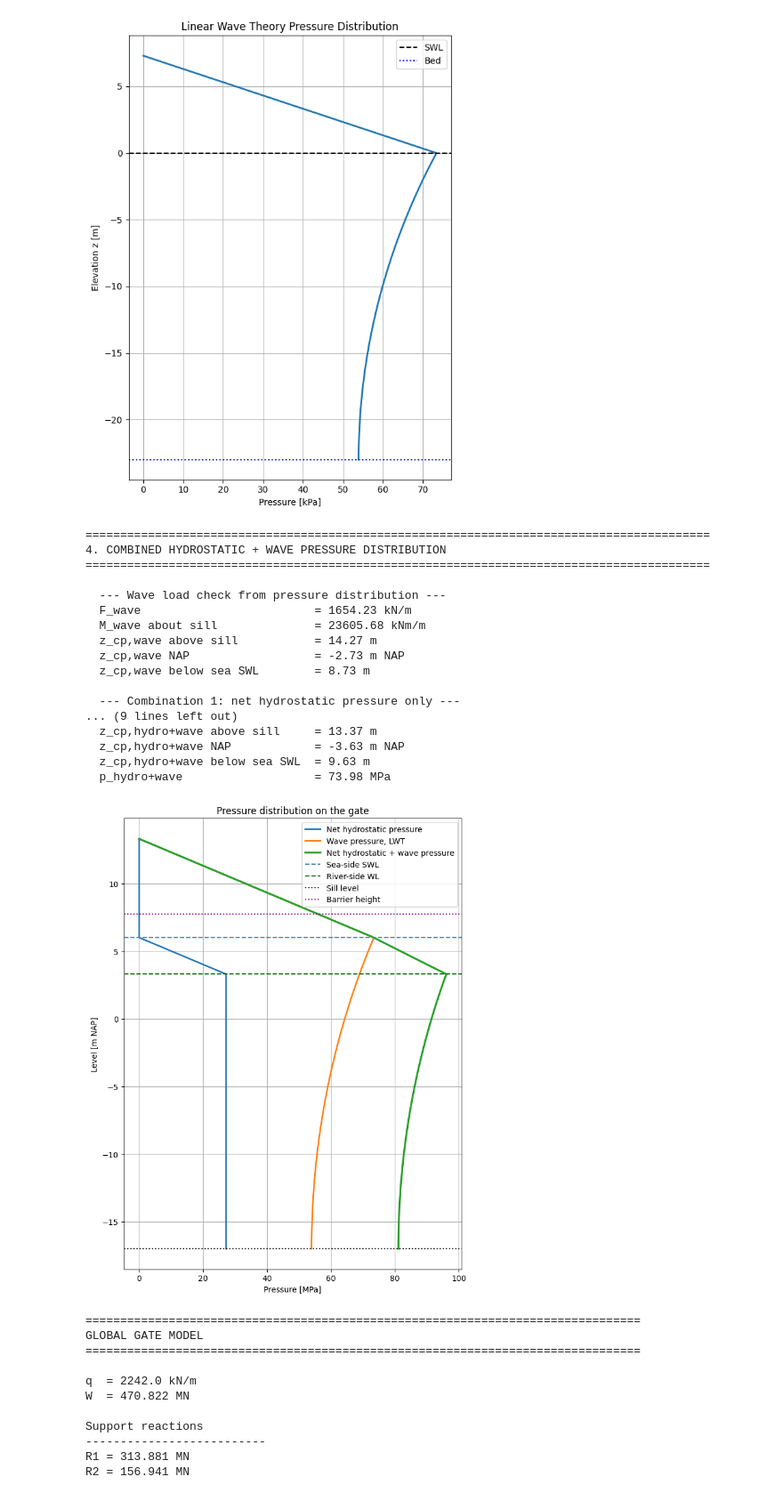
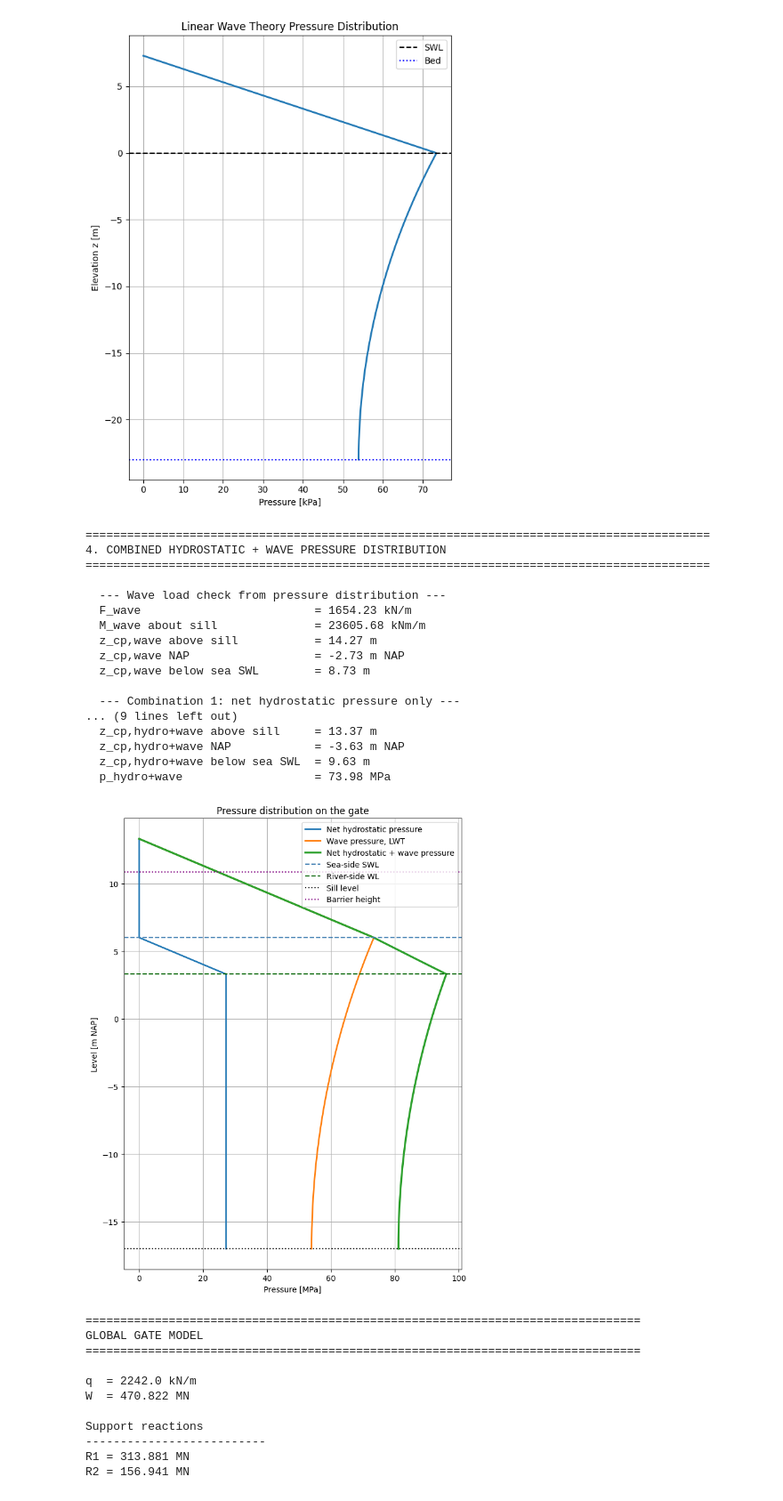
Before and after one commit to hsalden/The-Holland-Barrier, a Jupyter notebook: Loads_structural.ipynb, the cells around one changed output. Shown at 89% size. Drawn from its saved outputs; the diff is of its cells as text; code cells hidden in the pictures.

```diff
--- a/Loads_structural.ipynb
+++ b/Loads_structural.ipynb
@@ -451,36 +451,36 @@ plt.plot(
 plt.axhline(h_sea, color="steelblue", linestyle="--", linewidth=1.5, label="Sea-side SWL")
 plt.axhline(h_river, color="darkgreen", linestyle="--", linewidth=1.5, label="River-side WL")
 plt.axhline(z_sill, color="black", linestyle=":", linewidth=1.5, label="Sill level")
-plt.axhline((24.75-17), color="purple", linestyle=":", linewidth=1.5, label="Barrier height")
+plt.axhline((27.84-17), color="purple", linestyle=":", linewidth=1.5, label="Barrier height")
 
 
 plt.xlabel("Pressure [MPa]")
 plt.ylabel("Level [m NAP]")
 plt.title("Pressure distribution on the gate")
 
 plt.grid(True)
 plt.legend()
 plt.tight_layout()
 plt.show()
 # %% [output]
 ==========================================================================================
 4. COMBINED HYDROSTATIC + WAVE PRESSURE DISTRIBUTION
 ==========================================================================================
 
   --- Wave load check from pressure distribution ---
   F_wave                         = 1654.23 kN/m
   M_wave about sill              = 23605.68 kNm/m
   z_cp,wave above sill           = 14.27 m
   z_cp,wave NAP                  = -2.73 m NAP
   z_cp,wave below sea SWL        = 8.73 m
 
   --- Combination 1: net hydrostatic pressure only ---
 ... (9 lines left out)
   z_cp,hydro+wave above sill     = 13.37 m
   z_cp,hydro+wave NAP            = -3.63 m NAP
   z_cp,hydro+wave below sea SWL  = 9.63 m
   p_hydro+wave                   = 73.98 MPa
-[figure, old version]
+[figure, new version]
 # %%
 # with np.printoptions(threshold=np.inf):
 
```
